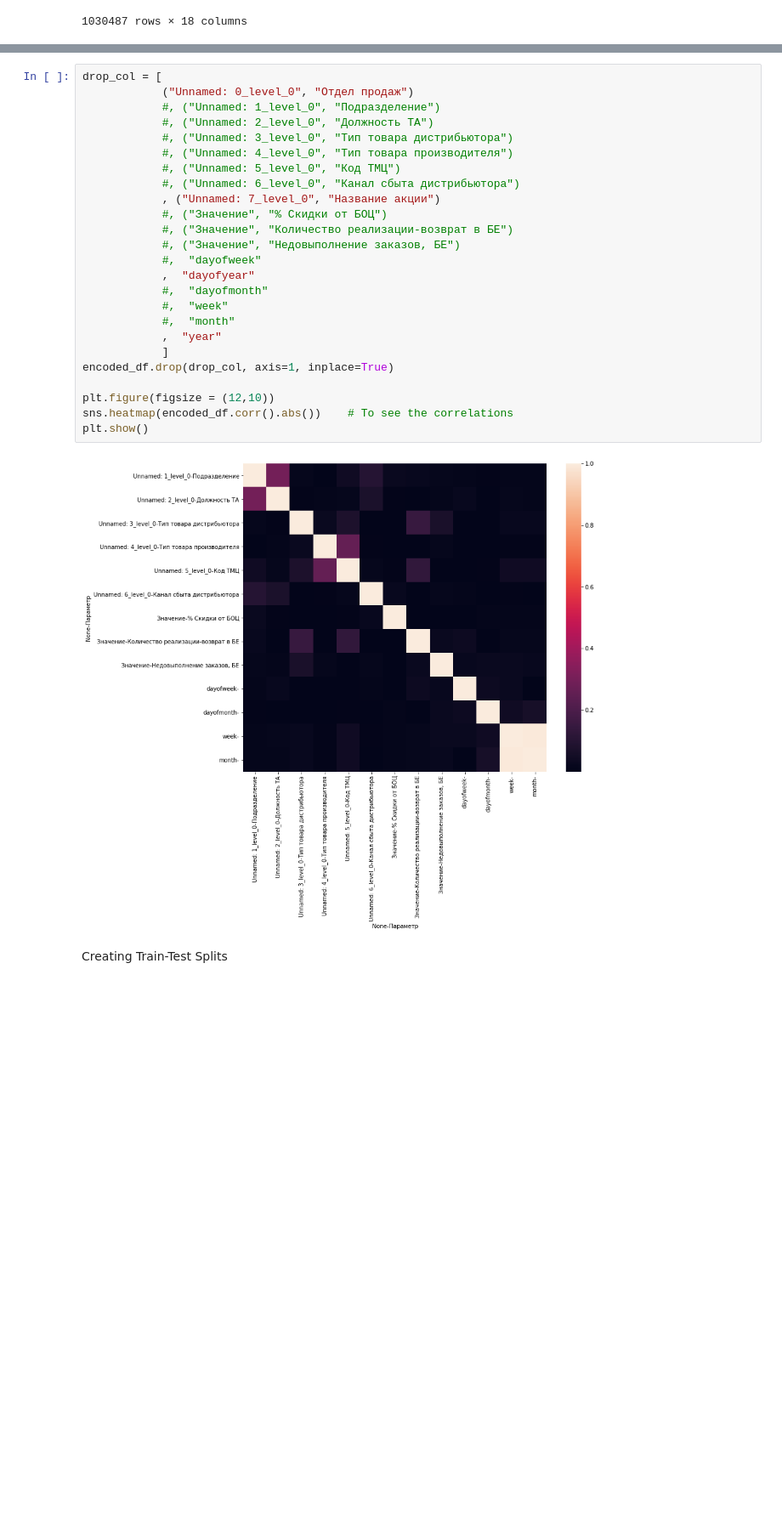
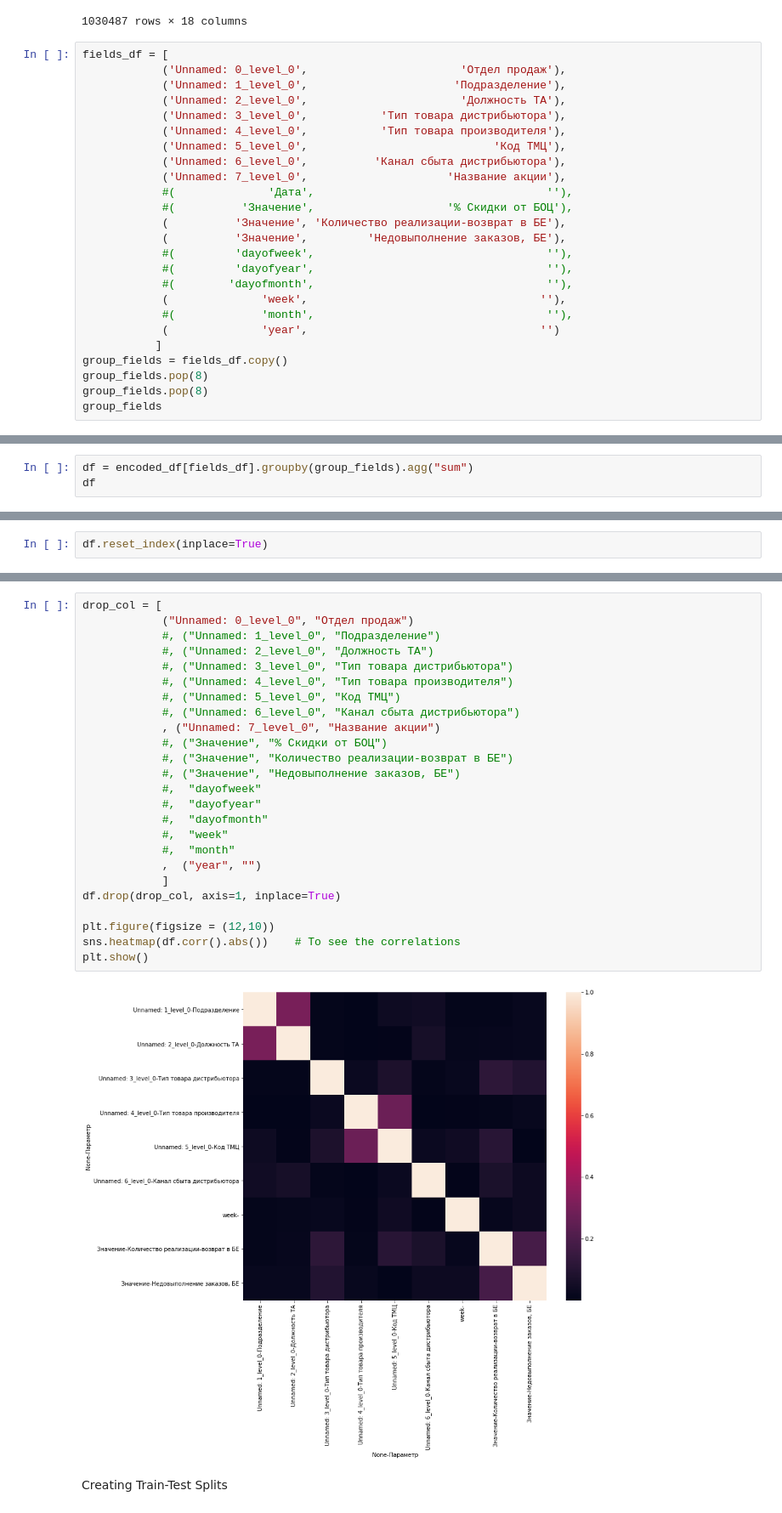
Before and after one commit to alexandrdera/YM, a Jupyter notebook: Orders_v3.0/Orders.ipynb, the cells around one changed output, grey strips where cells are left out. Shown at 85% size. Cells and saved outputs as stored; diff of their text form; blank space fills up the shorter version.

Commit message:
продажи до недель

```diff
--- a/Orders_v3.0/Orders.ipynb
+++ b/Orders_v3.0/Orders.ipynb
@@ -208,3 +208,28 @@ encoded_df
 | 1030485 | 2 | 12 | 52 | 8 | ... |
 | 1030486 | 2 | 12 | 52 | 8 | ... |
 1030487 rows × 18 columns
+# %%
+fields_df = [
+            ('Unnamed: 0_level_0',                       'Отдел продаж'),
+            ('Unnamed: 1_level_0',                      'Подразделение'),
+            ('Unnamed: 2_level_0',                       'Должность ТА'),
+            ('Unnamed: 3_level_0',           'Тип товара дистрибьютора'),
+            ('Unnamed: 4_level_0',           'Тип товара производителя'),
+            ('Unnamed: 5_level_0',                            'Код ТМЦ'),
+            ('Unnamed: 6_level_0',          'Канал сбыта дистрибьютора'),
+            ('Unnamed: 7_level_0',                     'Название акции'),
+            #(              'Дата',                                   ''),
+            #(          'Значение',                    '% Скидки от БОЦ'),
+            (          'Значение', 'Количество реализации-возврат в БЕ'),
+            (          'Значение',         'Недовыполнение заказов, БЕ'),
+            #(         'dayofweek',                                   ''),
+            #(         'dayofyear',                                   ''),
+            #(        'dayofmonth',                                   ''),
+            (              'week',                                   ''),
+            #(             'month',                                   ''),
+            (              'year',                                   '')
+           ]
+group_fields = fields_df.copy()
+group_fields.pop(8)
+group_fields.pop(8)
+group_fields
@@ -210,0 +247,3 @@ encoded_df
+# %%
+df = encoded_df[fields_df].groupby(group_fields).agg("sum")
+df
@@ -210,0 +266,2 @@ encoded_df
+# %%
+df.reset_index(inplace=True)
@@ -211,30 +284,30 @@ encoded_df
 # %%
 drop_col = [
             ("Unnamed: 0_level_0", "Отдел продаж")
             #, ("Unnamed: 1_level_0", "Подразделение")
             #, ("Unnamed: 2_level_0", "Должность ТА")
             #, ("Unnamed: 3_level_0", "Тип товара дистрибьютора")
             #, ("Unnamed: 4_level_0", "Тип товара производителя")
             #, ("Unnamed: 5_level_0", "Код ТМЦ")
             #, ("Unnamed: 6_level_0", "Канал сбыта дистрибьютора")
             , ("Unnamed: 7_level_0", "Название акции")
             #, ("Значение", "% Скидки от БОЦ")
             #, ("Значение", "Количество реализации-возврат в БЕ")
             #, ("Значение", "Недовыполнение заказов, БЕ")
             #,  "dayofweek"
-            ,  "dayofyear"
+            #,  "dayofyear"
             #,  "dayofmonth"
             #,  "week"
             #,  "month"
-            ,  "year"
+            ,  ("year", "")
             ]
-encoded_df.drop(drop_col, axis=1, inplace=True)
+df.drop(drop_col, axis=1, inplace=True)
 
 plt.figure(figsize = (12,10))
-sns.heatmap(encoded_df.corr().abs())    # To see the correlations
+sns.heatmap(df.corr().abs())    # To see the correlations
 plt.show()
 # %% [output]
-[figure, old version]
+[figure, new version]
 # %% [markdown]
 Creating Train-Test Splits
 # %%
```
Also changed, not shown: parts of 9 cells of this notebook.
